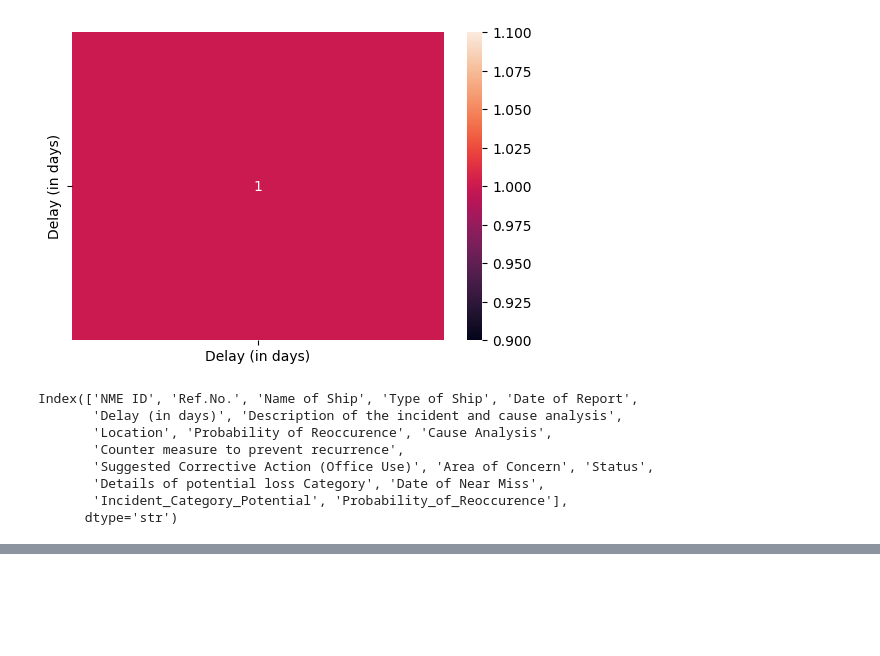
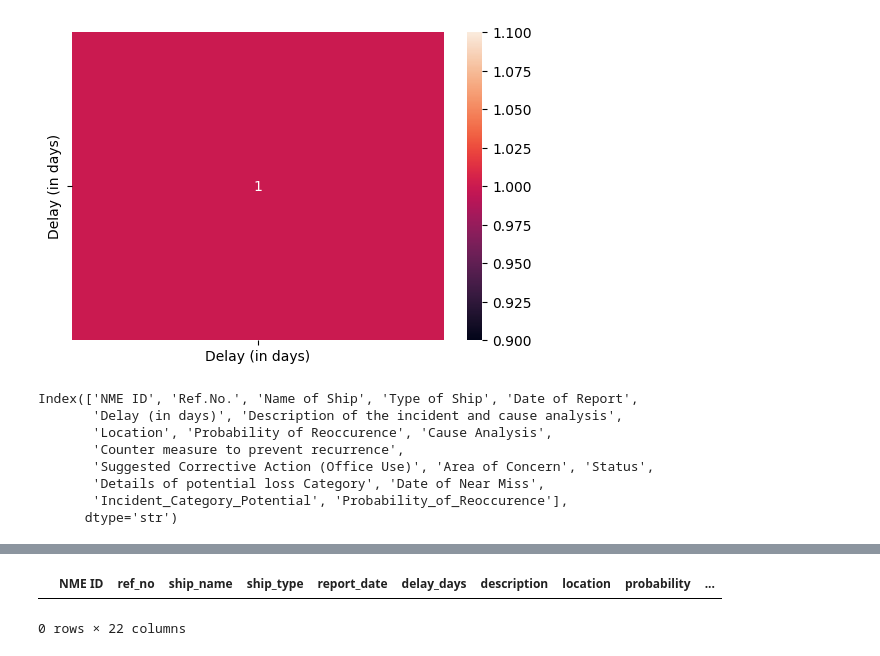
Before and after one commit to kiranr12r/Data-cleaning-and-EDA, a Jupyter notebook: cleaned-data/NMDatabase.ipynb, the cells around one changed output, grey strips where cells are left out. Cells and saved outputs as stored; diff of their text form; code cells hidden in the pictures; blank space fills up the shorter version.

```diff
--- a/cleaned-data/NMDatabase.ipynb
+++ b/cleaned-data/NMDatabase.ipynb
@@ -994,0 +1111,5 @@ Index(['NME ID', 'Ref.No.', 'Name of Ship', 'Type of Ship', 'Date of Report',
+# %%
+data[data['delay_days'] < 0]
+# %% [output]
+|  | NME ID | ref_no | ship_name | ship_type | report_date | delay_days | description | location | probability | ... |
+0 rows × 22 columns
```
Also changed, not shown: parts of 16 cells of this notebook.
